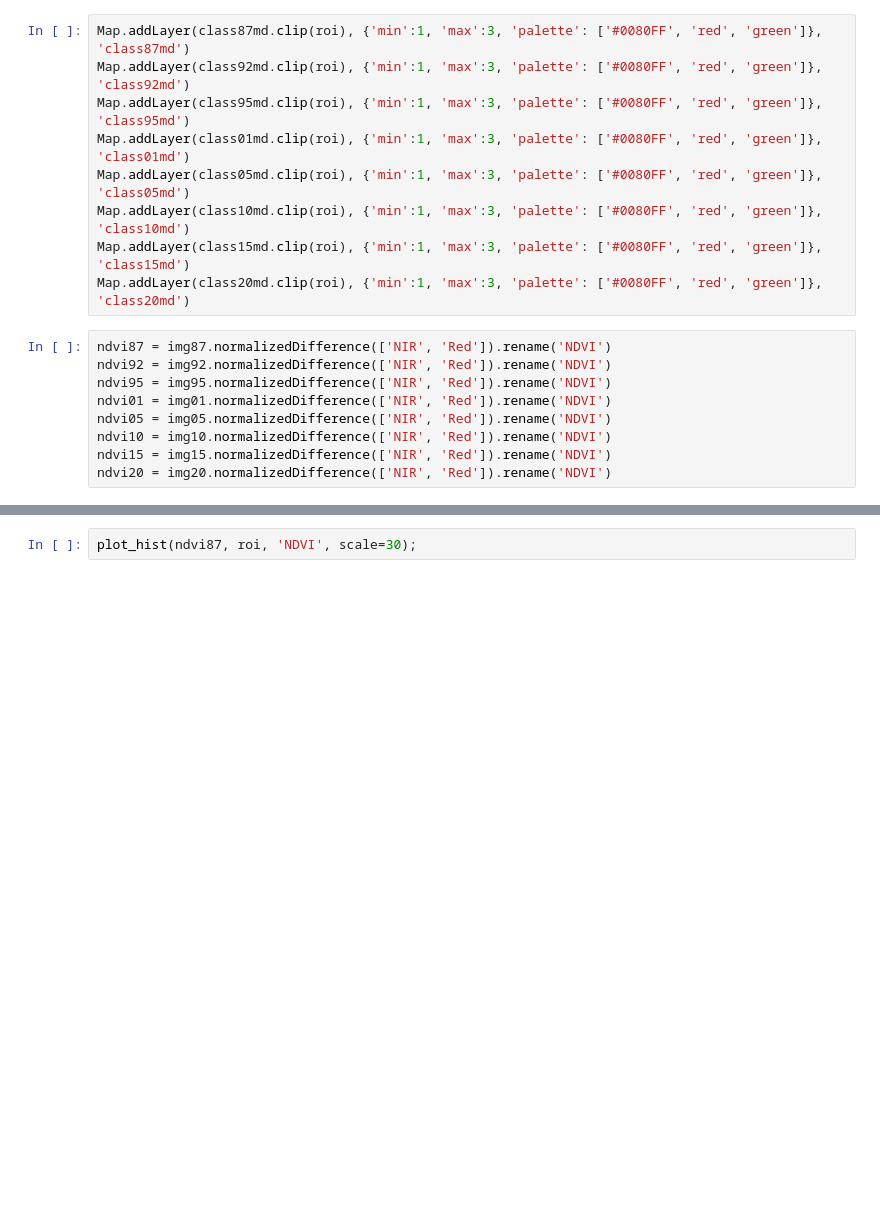
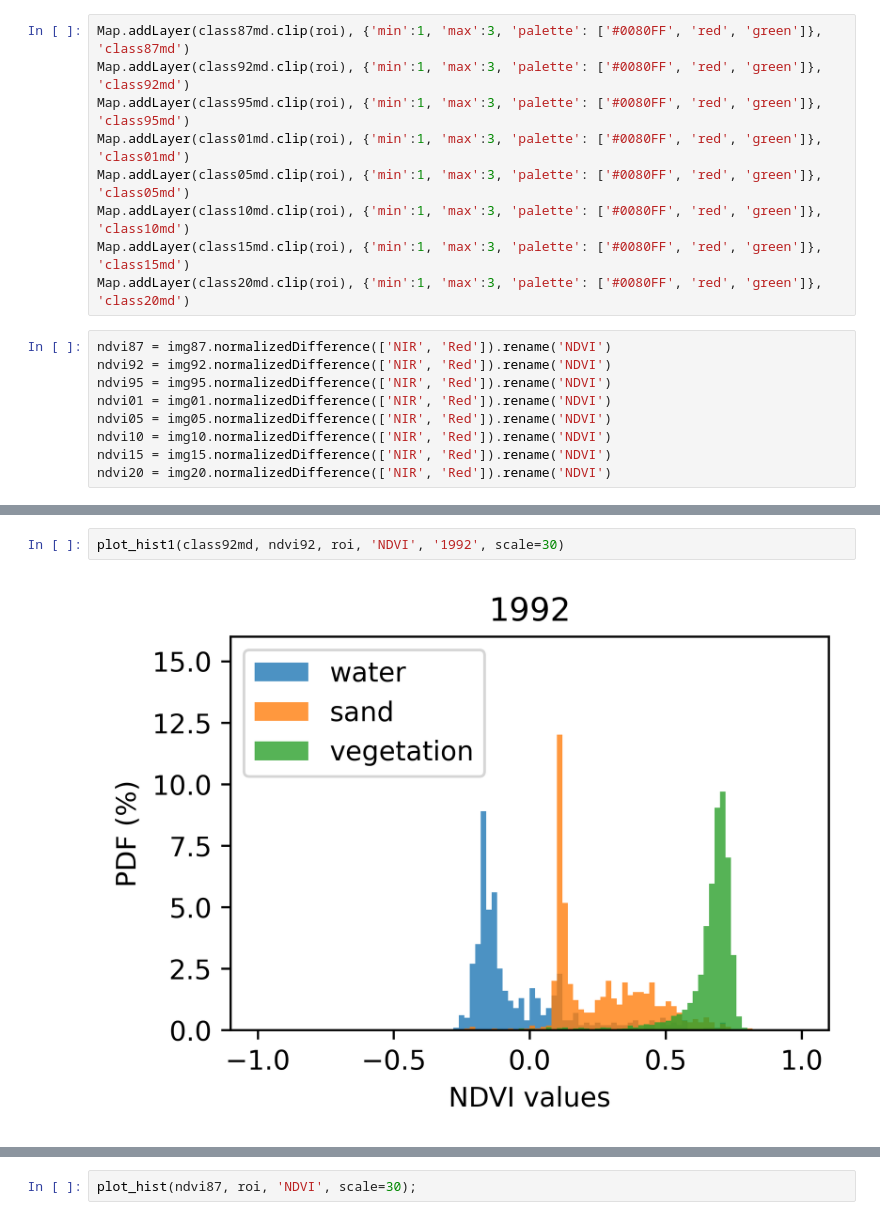
Before and after one commit to yiLuo374/geeCenterline, a Jupyter notebook: sandbar_ar.ipynb, the cells around one changed output, grey strips where cells are left out. Cells and saved outputs as stored; diff of their text form; blank space fills up the shorter version.

```diff
--- a/sandbar_ar.ipynb
+++ b/sandbar_ar.ipynb
@@ -68,0 +210,4 @@ def plot_hist(img, ltb, name, scale=3, alpha=0.8):
+# %%
+plot_hist1(class92md, ndvi92, roi, 'NDVI', '1992', scale=30)
+# %% [output]
+[figure, added]
```
Also changed, not shown: parts of 24 cells of this notebook, 5 other files.
